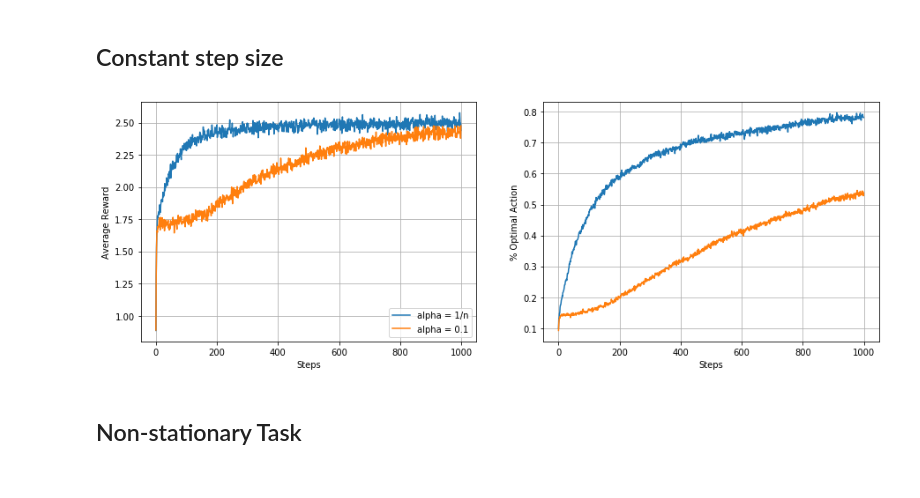
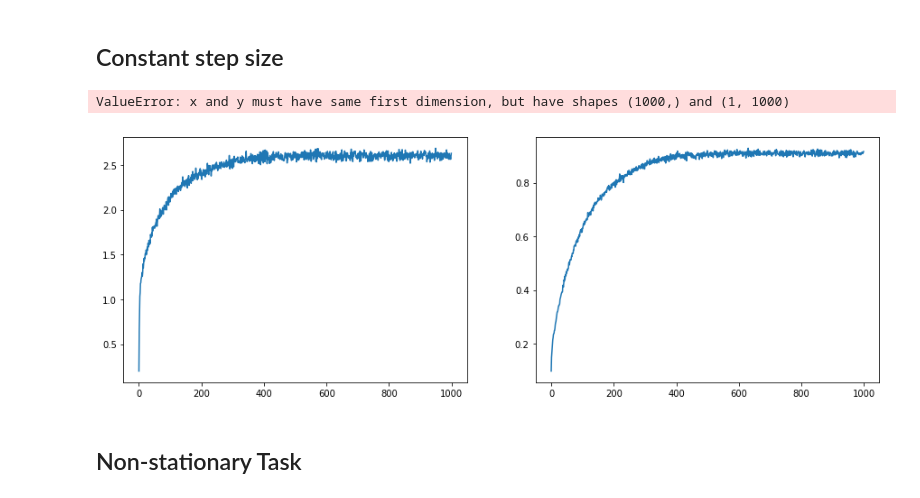
Before and after one commit to chandrusuresh/ReinforcementLearning, a Jupyter notebook: SimpleBandit.ipynb, the cells around one changed output. Drawn from its saved outputs; the diff is of its cells as text; code cells hidden in the pictures.

```diff
--- a/SimpleBandit.ipynb
+++ b/SimpleBandit.ipynb
@@ -54,15 +59,14 @@ ax[1].set_xlabel('Steps');
 # %% [markdown]
 ## Simulation after 2000 runs each with 1000 steps
 # %%
-steps = 1000
 runs = 2000
-rewards,optAct = bandit.runSimpleBandit(R,steps,runs,[0],0,0)
+rewards_2kRun,optAct_2kRun = bandit.runSimpleBandit(R,steps,runs,[0],0,0,0)
 fig,ax = plt.subplots(1,2,figsize=(15,5))
-ax[0].plot(range(steps),rewards[0]);
+ax[0].plot(range(steps),rewards_2kRun[0]);
 ax[0].grid(True);
 ax[0].set_ylabel('Average Reward');
 ax[0].set_xlabel('Steps');
-ax[1].plot(range(steps),optAct[0]);
+ax[1].plot(range(steps),optAct_2kRun[0]);
 ax[1].grid(True);
 ax[1].set_ylabel('% Optimal Action');
 ax[1].set_xlabel('Steps');
@@ -71,16 +75,14 @@ ax[1].set_xlabel('Steps');
 # %% [markdown]
 ## Exploration vs Exploitation
 # %%
-steps = 1000
-runs = 2000
 eps = [0,0.01,0.1]
-rewards,optAct = bandit.runSimpleBandit(R,steps,runs,eps,0,0)
+rewards_eps,optAct_eps = bandit.runSimpleBandit(R,steps,runs,eps,0,0,0)
 # print(len(rewards),len(optAct))
 fig,ax = plt.subplots(1,2,figsize=(15,5))
 lgd = []
 for i,e in enumerate(eps):
-    ax[0].plot(range(steps),rewards[i]);
-    ax[1].plot(range(steps),optAct[i]);
+    ax[0].plot(range(steps),rewards_eps[i]);
+    ax[1].plot(range(steps),optAct_eps[i]);
 
 ax[0].legend(["eps = " + str(e) for e in eps])
 ax[0].grid(True);
@@ -94,30 +96,30 @@ ax[1].set_xlabel('Steps');
 # %% [markdown]
 ## Constant step size
 # %%
-steps = 1000
-runs = 2000
-eps = [0.1]
-alpha = 0.1
-
-rewards,optAct = bandit.runSimpleBandit(R,steps,runs,eps,0,0)
-r,o = bandit.runSimpleBandit(R,steps,runs,eps,alpha,0)
-rewards = [rewards[0],r[0]]
-optAct  = [optAct[0],o[0]]
+alpha = [0.1,0.5]
+r_alpha1,o_alpha1 = bandit.runSimpleBandit(R,steps,runs,[eps[2]],0,alpha[0],0)
+r_alpha2,o_alpha2 = bandit.runSimpleBandit(R,steps,runs,[eps[2]],0,alpha[1],0)
 
 fig,ax = plt.subplots(1,2,figsize=(15,5))
-lgd = []
-for i,e in enumerate(rewards):
-    ax[0].plot(range(steps),rewards[i]);
-    ax[1].plot(range(steps),optAct[i]);
-ax[0].legend(["Sampled Average","Constant Step Size"])
+ax[0].plot(range(steps),rewards_eps[2]);
+ax[1].plot(range(steps),optAct_eps[2]);
+
+ax[0].plot(range(steps),r_alpha1[0]);
+ax[1].plot(range(steps),o_alpha1[0]);
+
+ax[0].plot(range(steps),r_alpha2[0]);
+ax[1].plot(range(steps),o_alpha2[0]);
+
+ax[0].legend(["Sampled Average","alpha = 0.1","alpha = 0.5"])
 ax[0].grid(True);
 ax[0].set_ylabel('Average Reward');
 ax[0].set_xlabel('Steps');
 ax[1].grid(True);
 ax[1].set_ylabel('% Optimal Action');
 ax[1].set_xlabel('Steps');
 # %% [output]
+ValueError: x and y must have same first dimension, but have shapes (1000,) and (1, 1000)
-[figure, old version]
+[figure, new version]
 # %% [markdown]
 ## Non-stationary Task
 # %%
```
Also changed, not shown: parts of 16 cells of this notebook, 1 other file.
